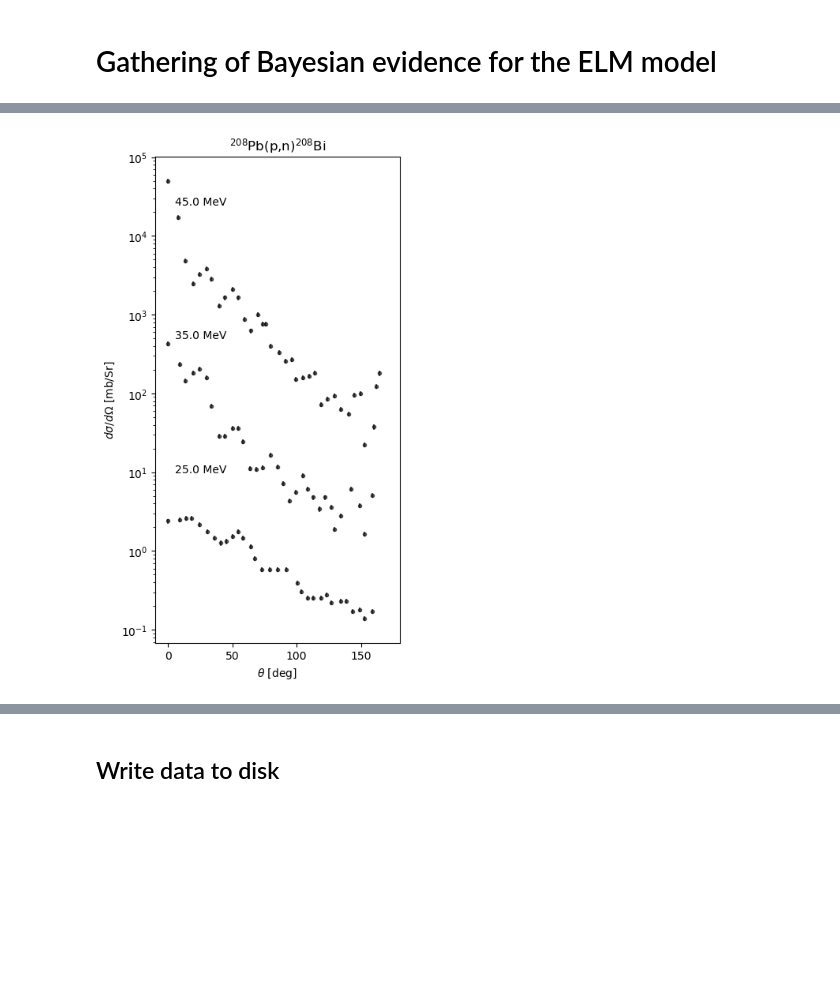
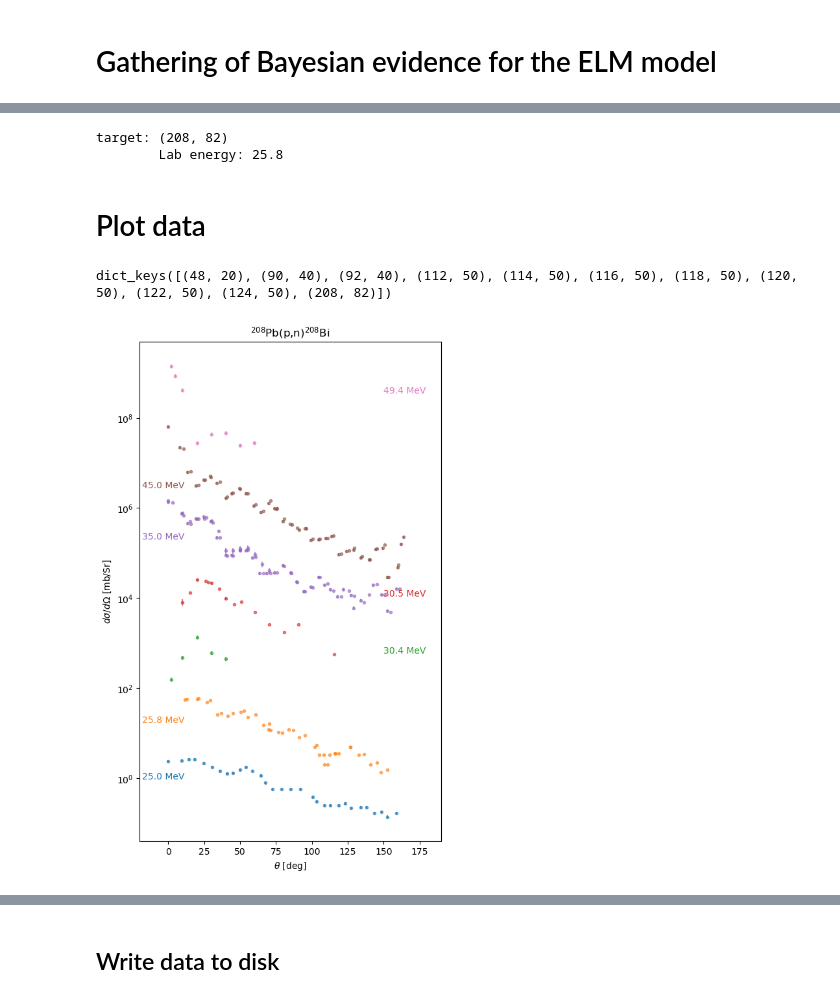
Before and after one commit to beykyle/elm, a Jupyter notebook: data/quasielastic/all_isotopes.ipynb, the cells around one changed output, grey strips where cells are left out. Saved outputs shown, nothing was run; the diff lists cells and outputs as text; code cells hidden in the pictures; blank space fills up the shorter version.

Commit message:
grab suite of (p,n)IAS data

```diff
--- a/data/quasielastic/all_isotopes.ipynb
+++ b/data/quasielastic/all_isotopes.ipynb
@@ -125,0 +260,3 @@ for isotope in targets:
+# %%
+entries = ["O0084"]
+measurements = get_pn_measurements(entries, measurements)
@@ -125,0 +270,3 @@ for isotope in targets:
+# %%
+entries = ["E2092"]
+measurements = get_pn_measurements(entries, measurements)
@@ -125,0 +284,8 @@ for isotope in targets:
+# %%
+entries = ["O0048"]
+measurements = get_pn_measurements(entries, measurements)
+# %% [output]
+target: (208, 82)
+        Lab energy: 25.8
+# %% [markdown]
+# Plot data
@@ -128,8 +300,8 @@ def plot_measurements(
     measurements,
     title,
     constant_factor=20,
-    figsize=(4, 8),
-    xlim=[-10, 180],
+    figsize=(6, 10),
+    xlim=[-20, 190],
     label_offset_fraction=[0.75, 0.5],
 ):
     ylabel = r"$d\sigma/d\Omega$ [mb/Sr]"
@@ -147,22 +319,31 @@ def plot_measurements(
             measurement.data[2, :],
             measurement.data[3, :],
         )
-        ax.errorbar(
+        p =  ax.errorbar(
             x,
             offset * y,
             offset * dy,
             marker=".",
             alpha=0.6,
             linestyle="none",
-            color="k",
+          #  color="k",
         )
         # add a label
         energy = str(measurement.Elab)
-        label_loc = (
-            (xlim[1] - xlim[0]) * label_offset_fraction[0],
-            offset * label_offset_fraction[1],
-        )
-        ax.text(*label_loc, f"{energy} MeV")
+
+        if x[0] > 15 and x[-1] > 170:
+            xloc = -18
+            yloc = np.mean(y)
+        elif x[-1] < 140:
+            xloc = 150
+            yloc = np.mean(y)
+        else:
+            xloc = -18
+            yloc = np.mean(y)
+
+
+        plt.text( xloc, yloc*offset, f"{energy} MeV", color=p.lines[0].get_color())
+
 
     ax.set_xlim(xlim)
 
@@ -171,15 +352,18 @@ def plot_measurements(
     plt.yscale("log")
     ax.set_ylabel(ylabel)
     ax.set_xlabel(r"$\theta$ [deg]")
+# %%
+measurements.keys()
+# %% [output]
+dict_keys([(48, 20), (90, 40), (92, 40), (112, 50), (114, 50), (116, 50), (118, 50), (120, 50), (122, 50), (124, 50), (208, 82)])
 # %%
 plot_measurements(
     all_qepn_measurements[Pb208],
     rxn_names[Pb208],
-    constant_factor=50,
-    label_offset_fraction=[0.03, 10],
+    constant_factor=20,
 )
 # %% [output]
-[figure, old version]
+[figure, new version]
 # %%
 plot_measurements(
     all_qepn_measurements[Ca48],
```
Also changed, not shown: parts of 58 cells of this notebook.
